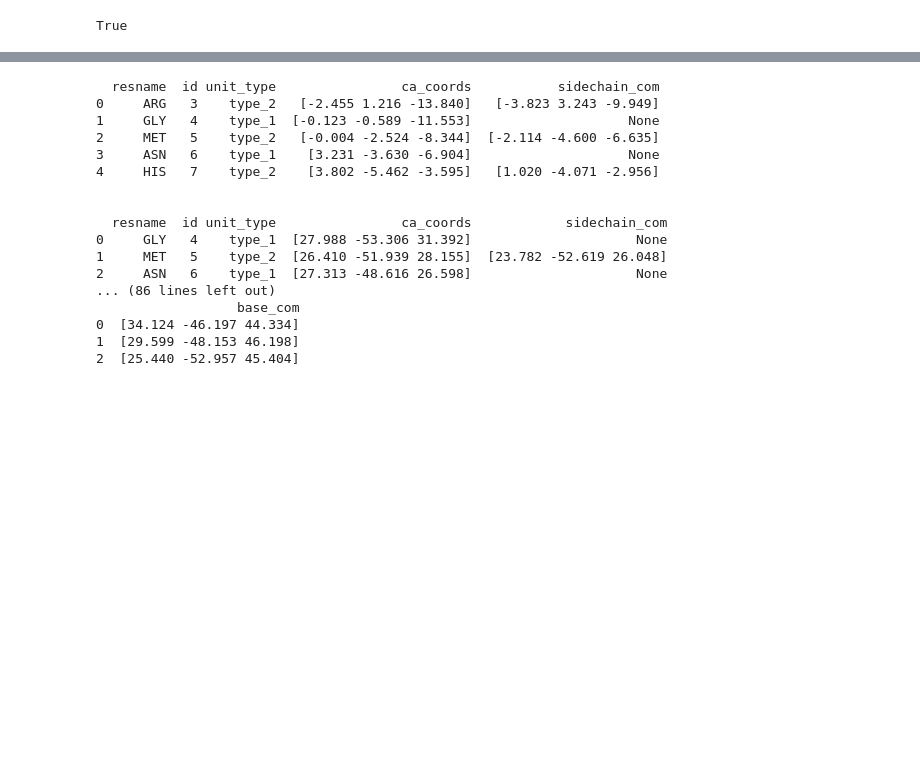
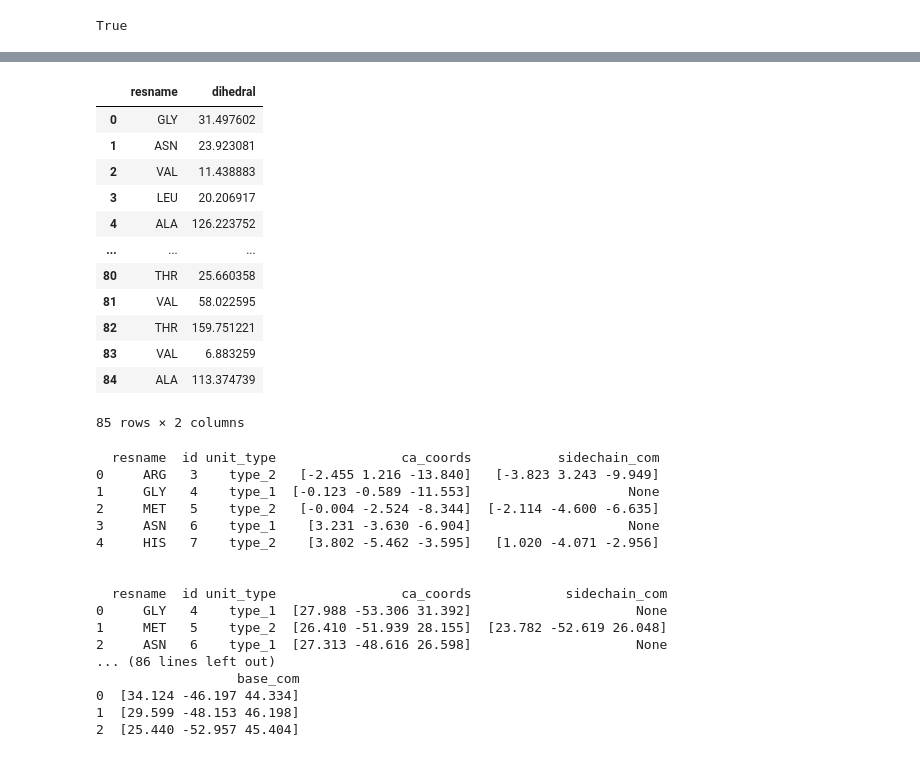
Before and after one commit to M4Marvin/Dissertation-MS, a Jupyter notebook: ClassTests.ipynb, the cells around one changed output, grey strips where cells are left out. Cells and saved outputs as stored; diff of their text form; code cells hidden in the pictures; blank space fills up the shorter version.

```diff
--- a/ClassTests.ipynb
+++ b/ClassTests.ipynb
@@ -84,3 +188,20 @@ Number of units: 3
+# %%
+df_bbbs = chain1.get_bbbs_dihedrals()
+df_bbbs
+# %% [output]
+|  | resname | dihedral |
+| 0 | GLY | 31.497602 |
+| 1 | ASN | 23.923081 |
+| 2 | VAL | 11.438883 |
+| 3 | LEU | 20.206917 |
+| 4 | ALA | 126.223752 |
+| ... | ... | ... |
+| 80 | THR | 25.660358 |
+| 81 | VAL | 58.022595 |
+| 82 | THR | 159.751221 |
+| 83 | VAL | 6.883259 |
+| 84 | ALA | 113.374739 |
+85 rows × 2 columns
 # %%
 for chain in structure[0]:
     print(Chain(chain).df.head())
```
Also changed, not shown: parts of 17 cells of this notebook, 5 other files.
